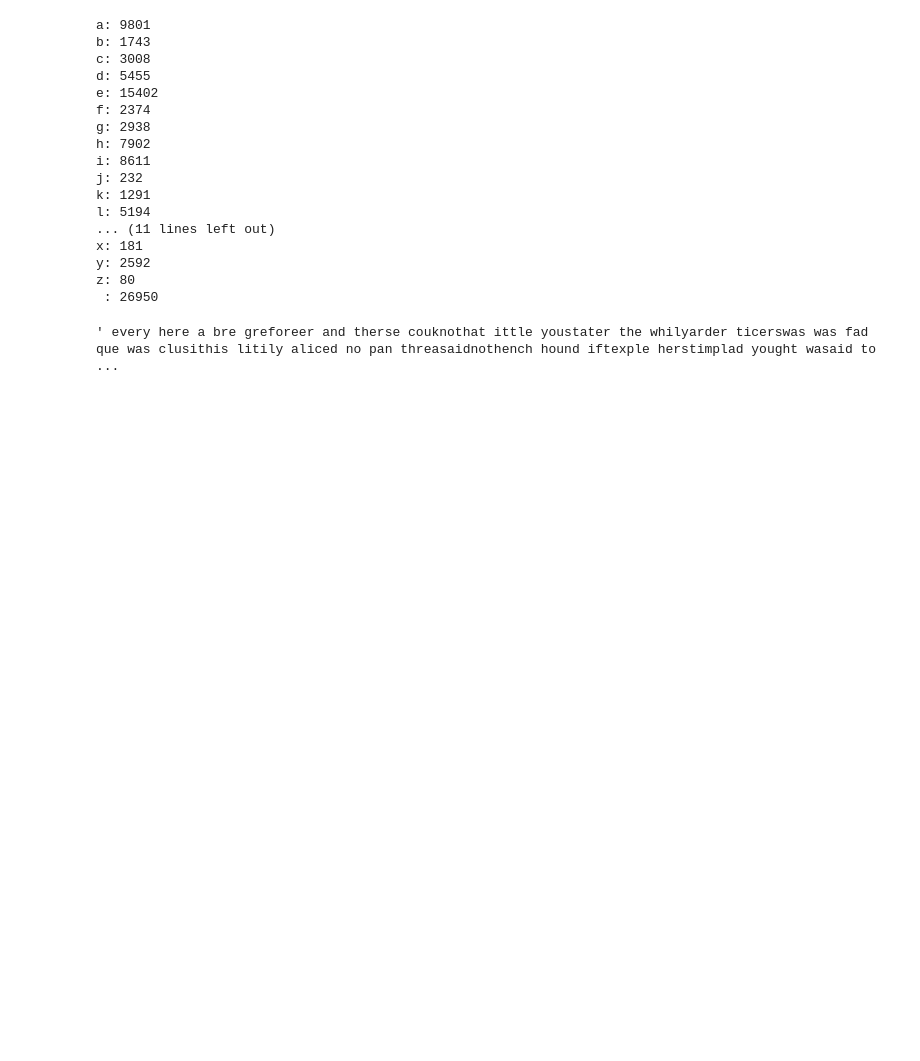
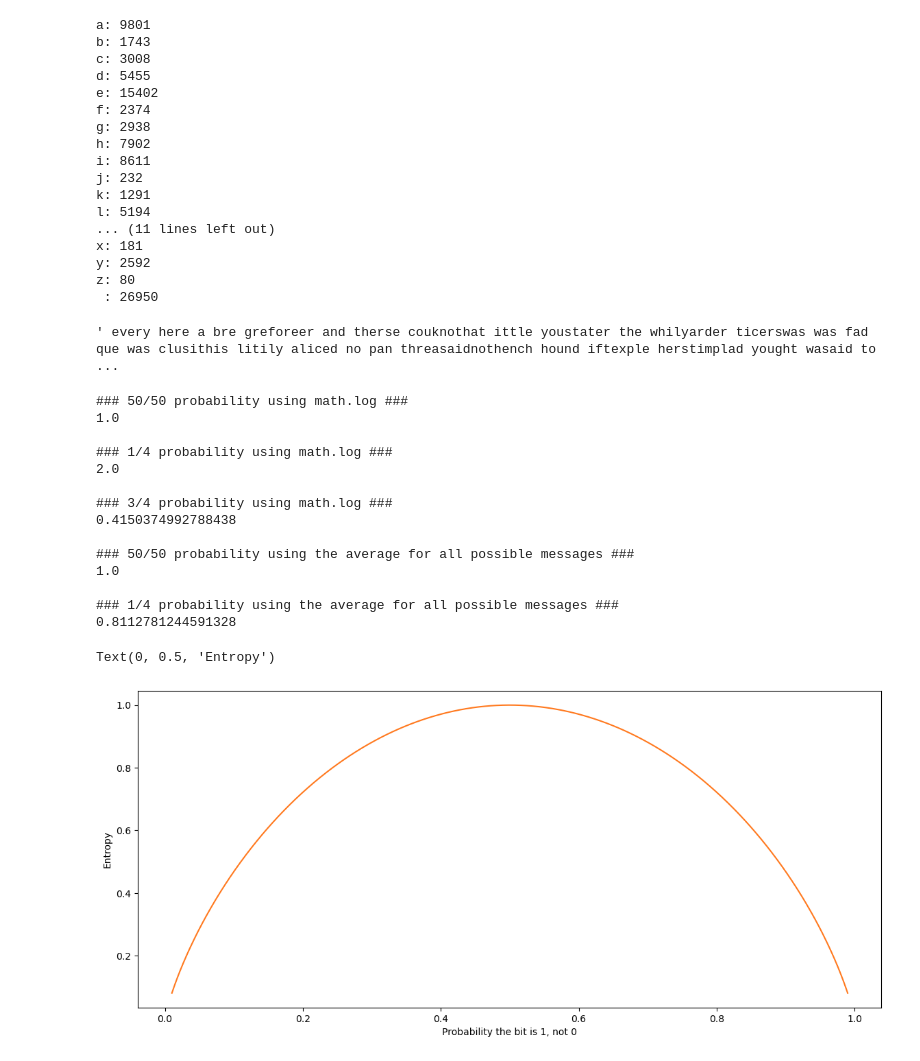
Before and after one commit to elainetynan/funddata-assessment, a Jupyter notebook: practicals/01-information-exercises.ipynb, the cells around one changed output. Cells and saved outputs as stored; diff of their text form; code cells hidden in the pictures; blank space fills up the shorter version.

Commit message:
Code from this weeks class and Why log of zero is undefined

```diff
--- a/practicals/01-information-exercises.ipynb
+++ b/practicals/01-information-exercises.ipynb
@@ -155,3 +155,71 @@ for i in range(1, str_len):
 pairs
 # %% [output]
 ' every here a bre greforeer and therse couknothat ittle youstater the whilyarder ticerswas was fad que was clusithis litily aliced no pan threasaidnothench hound iftexple herstimplad yought wasaid to ...
+# %%
+### ENTROPY ###
+
+# Trying out code from Class
+import math
+import matplotlib.pyplot as plt
+import numpy as np
+
+# I(M) = log2(1/p(M)) = -log2 p(M)bits
+# with bts it's 1 or 0 hence: I(M) = log2(1/2) = -log2 2 = 1 bit
+
+print("### 50/50 probability using math.log ###")
+print(-math.log(0.5,2))
+
+# What if 1 is received with the probability of 1/4?
+# I(M) = -log2 1/4 = log2 4 = 2 bits
+print("\n### 1/4 probability using math.log ###")
+print(-math.log(0.25, 2))
+
+# What if 1 is received with the probability of 3/4?
+# I(M) = -log2 3/4 = log2 4/3 = 0.4 bits
+print("\n### 3/4 probability using math.log ###")
+print(-math.log(0.75, 2))
+
+# 50/50 bit using average information content for all possible messages
+print("\n### 50/50 probability using the average for all possible messages ###")
+# For a 50/50 bit => -(0.5 x log2 1/2 + 0.5 x log2 1/2) = 1 bit
+p = [0.5, 0.5]
+
+ans = -sum([p_i * math.log(p_i, 2) for p_i in p])
+print(ans)
+
+# 1/4 bit using average information content for all possible messages
+print("\n### 1/4 probability using the average for all possible messages ###")
+# For a 50/50 bit => -(0.5 x log2 1/2 + 0.5 x log2 1/2) = 1 bit
+p = [0.25, 0.75]
+
+ans = -sum([p_i * math.log(p_i, 2) for p_i in p])
+print(ans)
+
+# Plotting the range of possible values without zero (See below)
+p_of_1 = np.linspace(0.01, 0.99, 1000)
+entropy = - (p_of_1 * np.log2(p_of_1) + (1.0 - p_of_1) * np.log2(1.0 - p_of_1))
+
+# Create the plot
+fig, ax = plt.subplots(figsize=(14,6))
+ax.plot(p_of_1, entropy, color='#ff791e')
+
+# Label axes
+ax.set_xlabel('Probability the bit is 1, not 0')
+ax.set_ylabel('Entropy')
+# %% [output]
+### 50/50 probability using math.log ###
+1.0
+
+### 1/4 probability using math.log ###
+2.0
+
+### 3/4 probability using math.log ###
+0.4150374992788438
+
+### 50/50 probability using the average for all possible messages ###
+1.0
+
+### 1/4 probability using the average for all possible messages ###
+0.8112781244591328
+Text(0, 0.5, 'Entropy')
+[figure, added]
```
Also changed, not shown: parts of 3 cells of this notebook, 1 other file.
